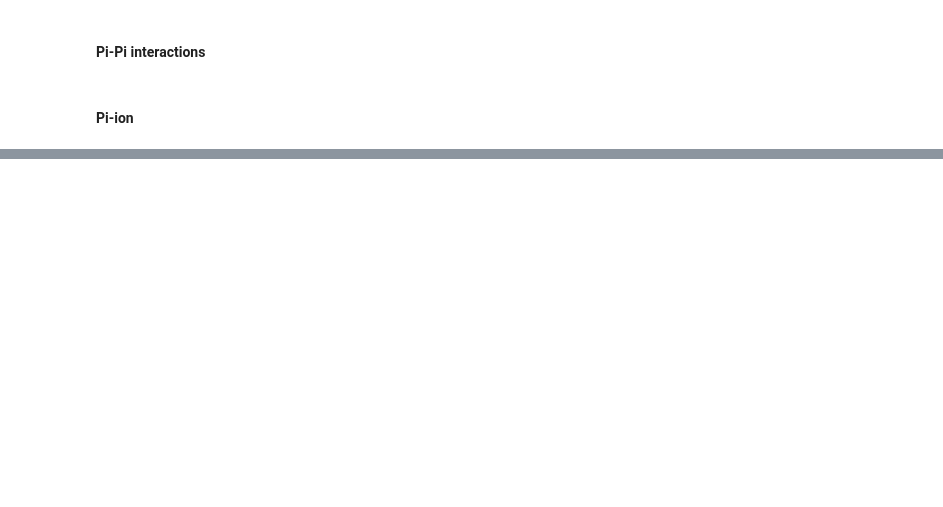
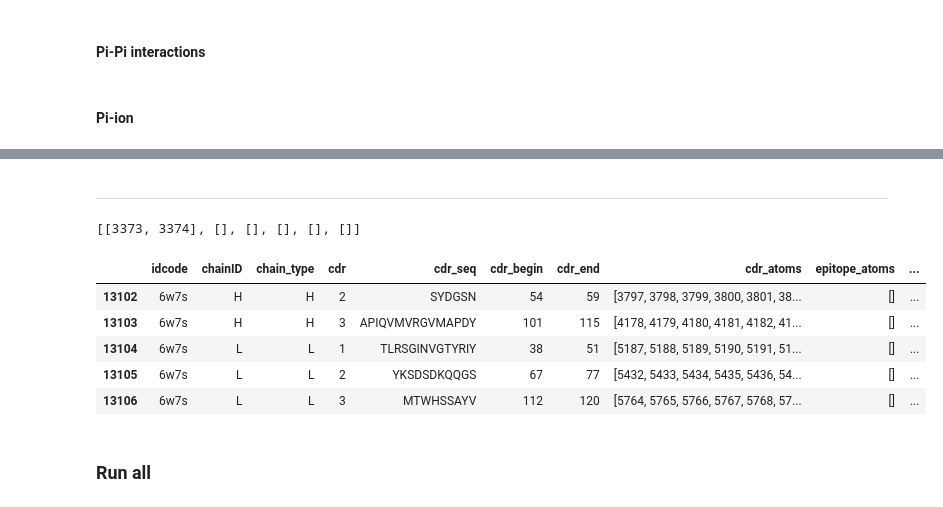
Before and after one commit to concept-lab/AbAgInterface, a Jupyter notebook: get_interactions.ipynb, the cells around one changed output, grey strips where cells are left out. Cells and saved outputs as stored; diff of their text form; code cells hidden in the pictures; blank space fills up the shorter version.

```diff
--- a/get_interactions.ipynb
+++ b/get_interactions.ipynb
@@ -188,0 +183,27 @@ cation_ring_pairs_ab
+# %% [markdown]
+----
+# %%
+pdb_idcode = '6w7s'
+pdb_filename = Path.joinpath(str_dir, pdb_idcode + ".pdb")
+trj_in = md.load(pdb_filename)
+ab_chains = [
+    fila.chainID for i,
+    fila in buried_fullab[buried_fullab.idcode == pdb_idcode].iterrows()]
+ag_chains = [
+    chain.chain_id for chain in trj_in.topology.chains
+    if chain.chain_id not in ab_chains]
+# %%
+[ fila.epitope_atoms for i, fila in buried_fullab[buried_fullab.idcode == pdb_idcode].iterrows()]
+# %% [output]
+[[3373, 3374], [], [], [], [], []]
+# %%
+buried_fullab[buried_fullab.idcode == pdb_idcode][1:]
+# %% [output]
+|  | idcode | chainID | chain_type | cdr | cdr_seq | cdr_begin | cdr_end | cdr_atoms | epitope_atoms | ... |
+| 13102 | 6w7s | H | H | 2 | SYDGSN | 54 | 59 | [3797, 3798, 3799, 3800, 3801, 38... | [] | ... |
+| 13103 | 6w7s | H | H | 3 | APIQVMVRGVMAPDY | 101 | 115 | [4178, 4179, 4180, 4181, 4182, 41... | [] | ... |
+| 13104 | 6w7s | L | L | 1 | TLRSGINVGTYRIY | 38 | 51 | [5187, 5188, 5189, 5190, 5191, 51... | [] | ... |
+| 13105 | 6w7s | L | L | 2 | YKSDSDKQQGS | 67 | 77 | [5432, 5433, 5434, 5435, 5436, 54... | [] | ... |
+| 13106 | 6w7s | L | L | 3 | MTWHSSAYV | 112 | 120 | [5764, 5765, 5766, 5767, 5768, 57... | [] | ... |
+# %% [markdown]
+### Run all
```
Also changed, not shown: parts of 14 cells of this notebook, 1 other file.
